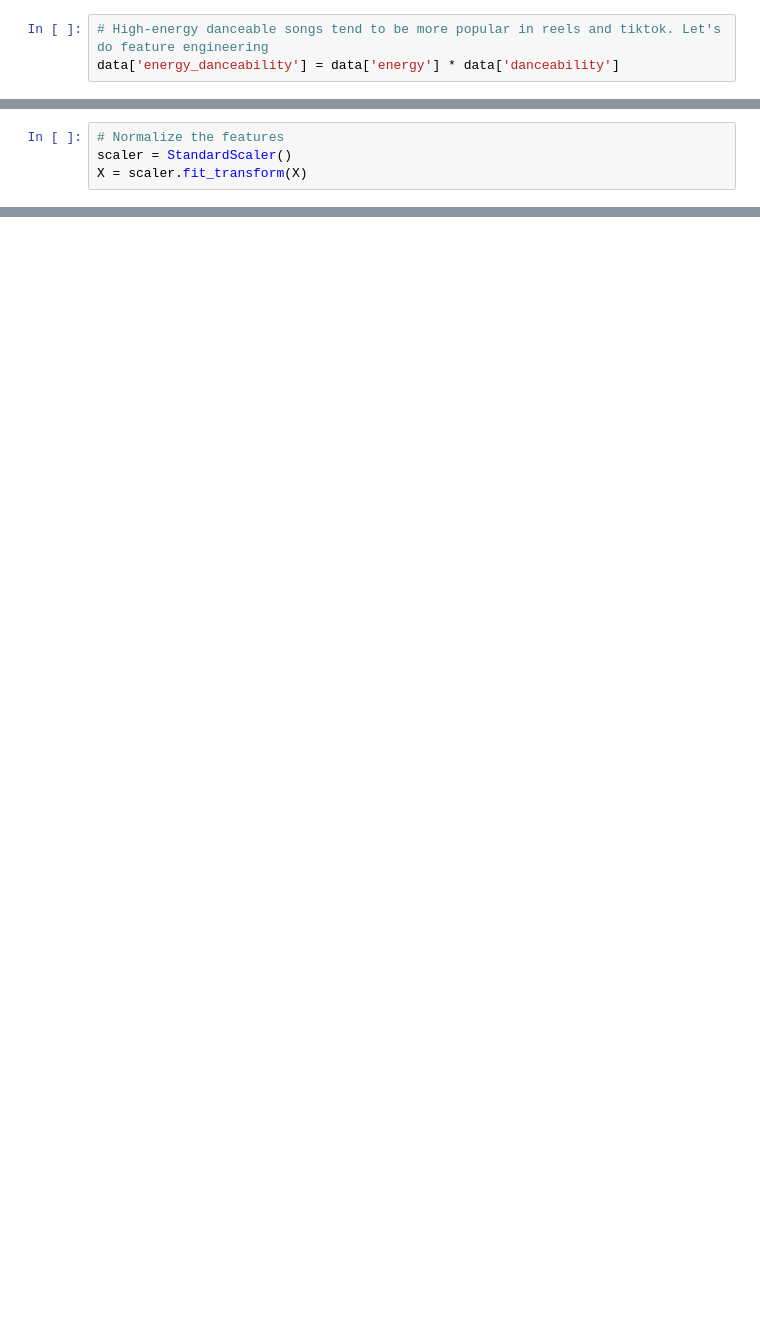
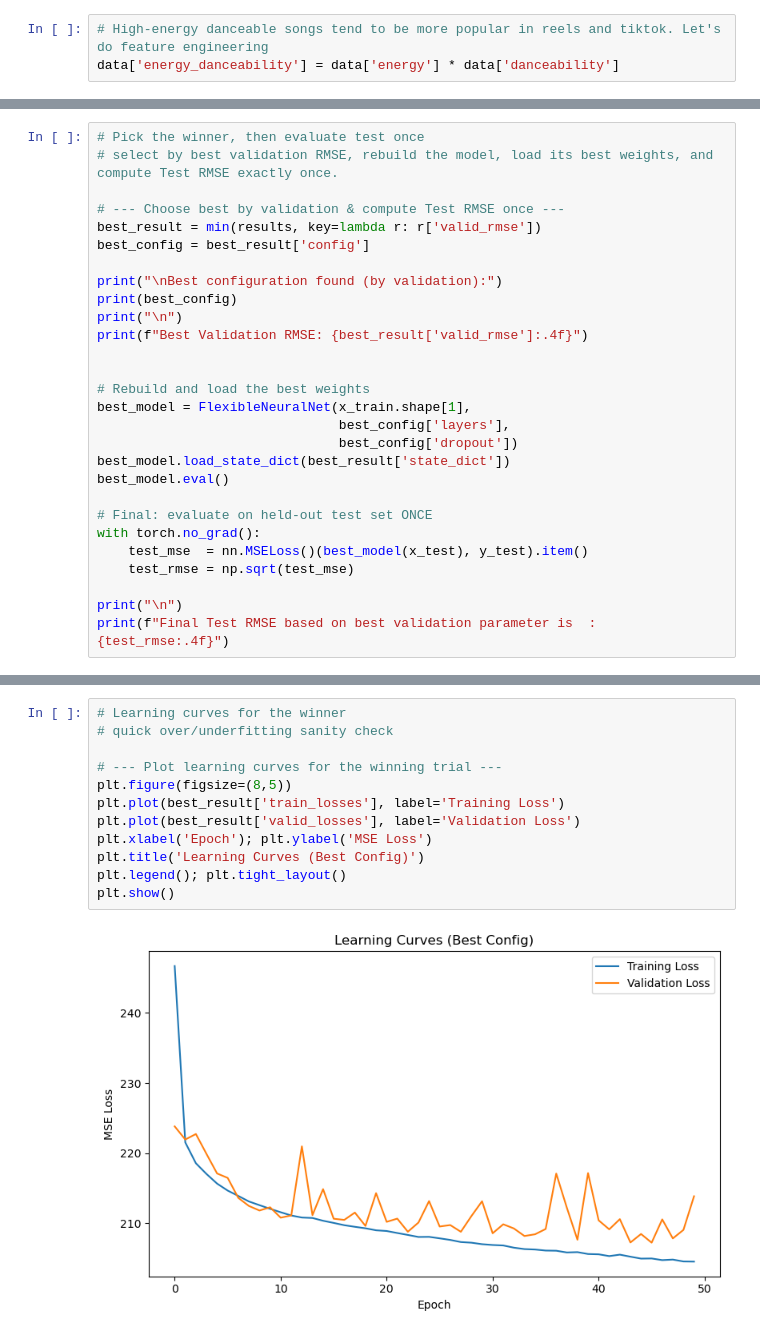
Before and after one commit to jeelfaldu7/predicting_spotify_song_popularity, a Jupyter notebook: notebook.ipynb, the cells around one changed output, grey strips where cells are left out. Drawn from its saved outputs; the diff is of its cells as text; blank space fills up the shorter version.

```diff
--- a/notebook.ipynb
+++ b/notebook.ipynb
@@ -388,4 +338,0 @@ y = data[target].values
-# %%
-# Normalize the features
-scaler = StandardScaler()
-X = scaler.fit_transform(X)
@@ -598,0 +727,28 @@ SpotifyException: http status: 403, code: -1 - https://api.spotify.com/v1/audio-
+# %%
+# Pick the winner, then evaluate test once
+# select by best validation RMSE, rebuild the model, load its best weights, and compute Test RMSE exactly once.
+
+# --- Choose best by validation & compute Test RMSE once ---
+best_result = min(results, key=lambda r: r['valid_rmse'])
+best_config = best_result['config']
+
+print("\nBest configuration found (by validation):")
+print(best_config)
+print("\n")
+print(f"Best Validation RMSE: {best_result['valid_rmse']:.4f}")
+
+
+# Rebuild and load the best weights
+best_model = FlexibleNeuralNet(x_train.shape[1],
+                               best_config['layers'],
+                               best_config['dropout'])
+best_model.load_state_dict(best_result['state_dict'])
+best_model.eval()
+
+# Final: evaluate on held-out test set ONCE
+with torch.no_grad():
+    test_mse  = nn.MSELoss()(best_model(x_test), y_test).item()
+    test_rmse = np.sqrt(test_mse)
+
+print("\n")
+print(f"Final Test RMSE based on best validation parameter is  : {test_rmse:.4f}")
@@ -598,0 +775,14 @@ SpotifyException: http status: 403, code: -1 - https://api.spotify.com/v1/audio-
+# %%
+# Learning curves for the winner
+# quick over/underfitting sanity check
+
+# --- Plot learning curves for the winning trial ---
+plt.figure(figsize=(8,5))
+plt.plot(best_result['train_losses'], label='Training Loss')
+plt.plot(best_result['valid_losses'], label='Validation Loss')
+plt.xlabel('Epoch'); plt.ylabel('MSE Loss')
+plt.title('Learning Curves (Best Config)')
+plt.legend(); plt.tight_layout()
+plt.show()
+# %% [output]
+[figure, added]
```
Also changed, not shown: parts of 83 cells of this notebook, 3 other files.
